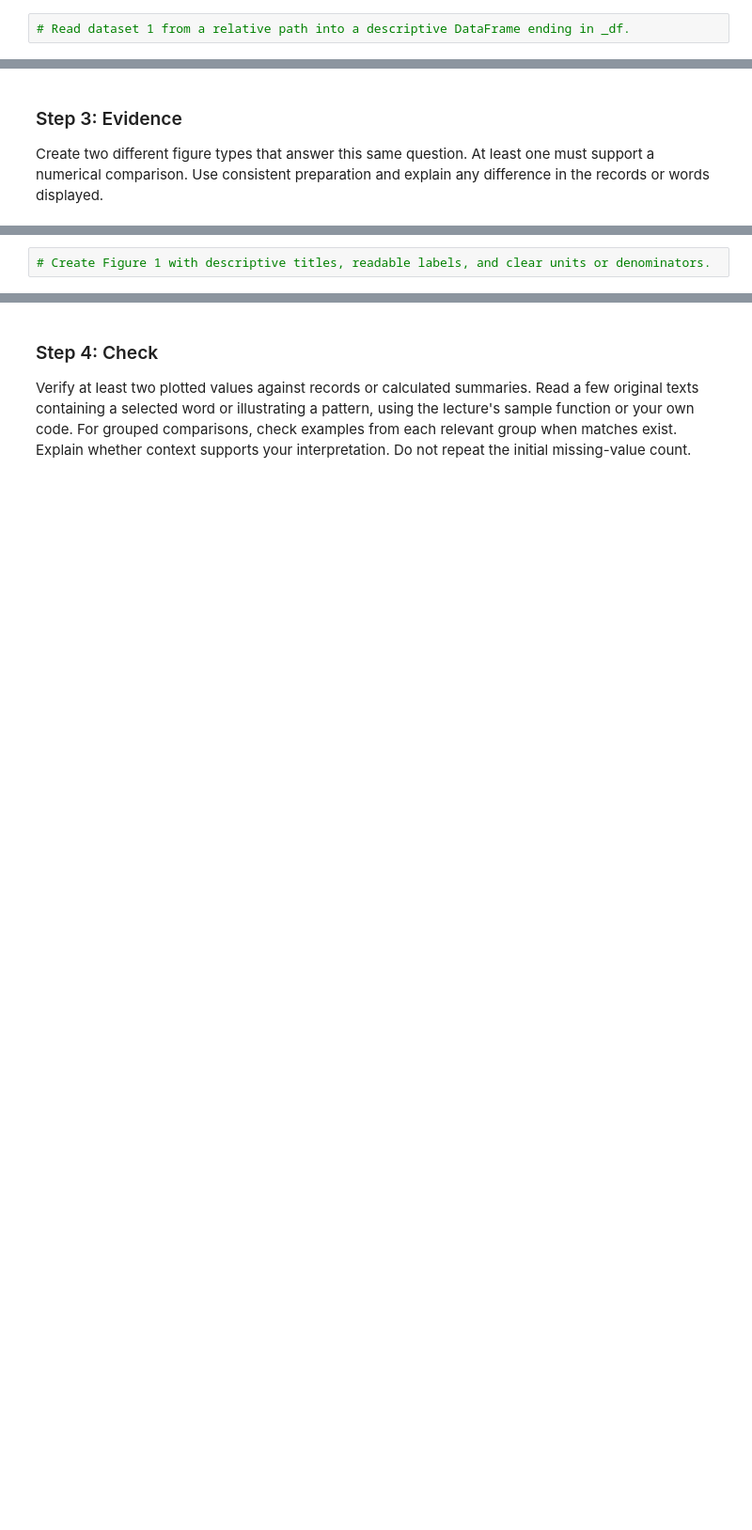
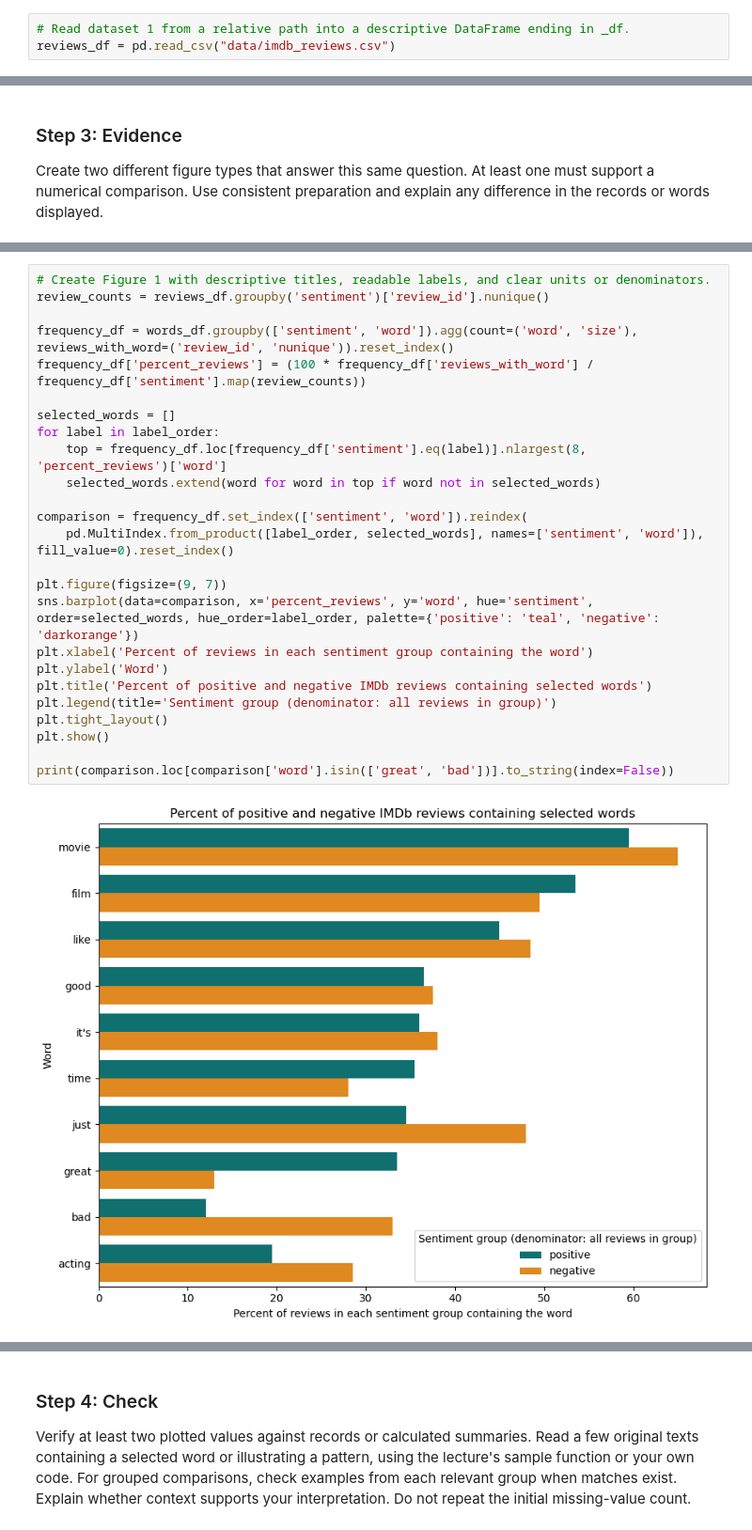
Before and after one commit to JPDeuce/Data_Visualization_and_Modeling_Campus, a Jupyter notebook: week04/lab/Lab - Visualizing Text Data.ipynb, the cells around one changed output, grey strips where cells are left out. Shown at 94% size. Cells and saved outputs as stored; diff of their text form; blank space fills up the shorter version.

Commit message:
Finished Lab - Visualizing Text Data

```diff
--- a/week04/lab/Lab - Visualizing Text Data.ipynb
+++ b/week04/lab/Lab - Visualizing Text Data.ipynb
@@ -130,4 +136,5 @@ Your answer:
 # %%
 # Read dataset 1 from a relative path into a descriptive DataFrame ending in _df.
+reviews_df = pd.read_csv("data/imdb_reviews.csv")
 # %%
 # Display .head(), .tail(), and .shape in separate cells. Add cells as needed.
@@ -166,2 +259,27 @@ Your answer:
 # %%
 # Create Figure 1 with descriptive titles, readable labels, and clear units or denominators.
+review_counts = reviews_df.groupby('sentiment')['review_id'].nunique()
+
+frequency_df = words_df.groupby(['sentiment', 'word']).agg(count=('word', 'size'), reviews_with_word=('review_id', 'nunique')).reset_index()
+frequency_df['percent_reviews'] = (100 * frequency_df['reviews_with_word'] / frequency_df['sentiment'].map(review_counts))
+
+selected_words = []
+for label in label_order:
+    top = frequency_df.loc[frequency_df['sentiment'].eq(label)].nlargest(8, 'percent_reviews')['word']
+    selected_words.extend(word for word in top if word not in selected_words)
+
+comparison = frequency_df.set_index(['sentiment', 'word']).reindex(
+    pd.MultiIndex.from_product([label_order, selected_words], names=['sentiment', 'word']), fill_value=0).reset_index()
+
+plt.figure(figsize=(9, 7))
+sns.barplot(data=comparison, x='percent_reviews', y='word', hue='sentiment', order=selected_words, hue_order=label_order, palette={'positive': 'teal', 'negative': 'darkorange'})
+plt.xlabel('Percent of reviews in each sentiment group containing the word')
+plt.ylabel('Word')
+plt.title('Percent of positive and negative IMDb reviews containing selected words')
+plt.legend(title='Sentiment group (denominator: all reviews in group)')
+plt.tight_layout()
+plt.show()
+
+print(comparison.loc[comparison['word'].isin(['great', 'bad'])].to_string(index=False))
+# %% [output]
+[figure, added]
```
Also changed, not shown: parts of 47 cells of this notebook, 2 other files.
